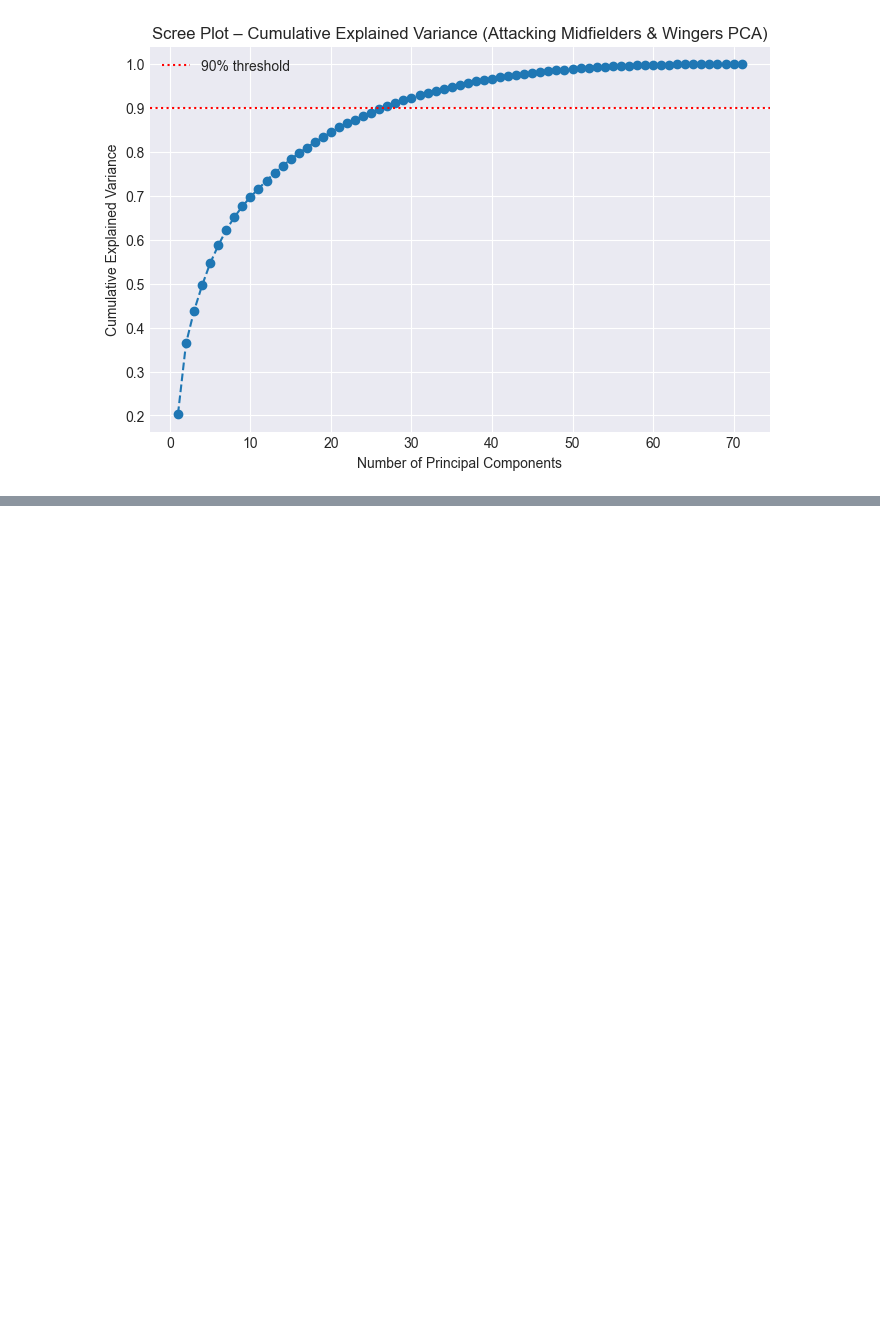
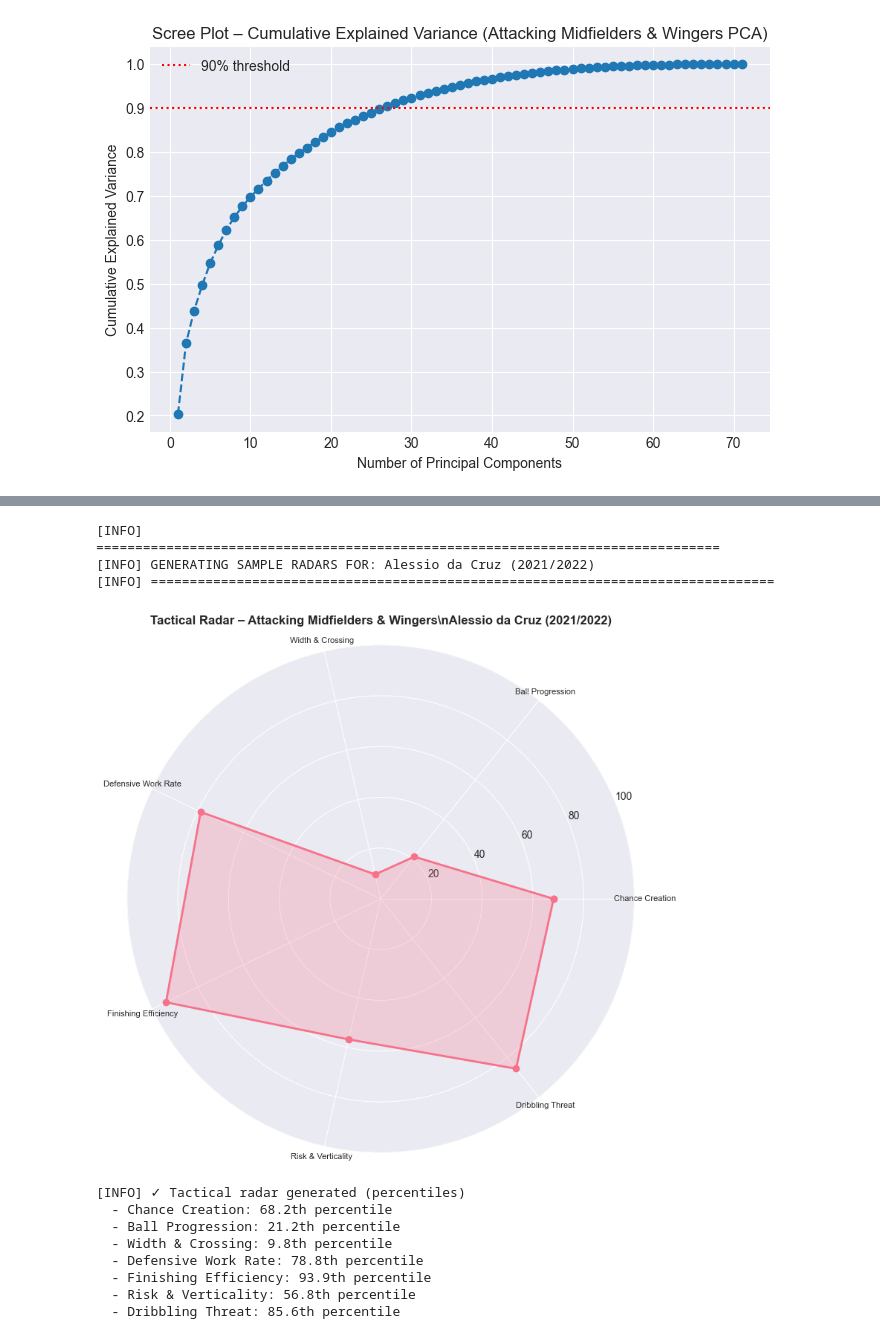
Before and after one commit to Eugenia148/ISAC2025, a Jupyter notebook: notebooks/attacking_midfielders_wingers_pca.ipynb, the cells around one changed output, grey strips where cells are left out. Saved outputs shown, nothing was run; the diff lists cells and outputs as text; code cells hidden in the pictures; blank space fills up the shorter version.

Commit message:
wideouts and attacking radars

```diff
--- a/notebooks/attacking_midfielders_wingers_pca.ipynb
+++ b/notebooks/attacking_midfielders_wingers_pca.ipynb
@@ -500,0 +503,17 @@ plt.show()
+# %%
+# Keep first 7 components for radars
+n_pcs = 7
+X_pca_reduced = X_pca[:, :n_pcs]
+
+# L2-normalize for tactical radar (percentiles)
+from sklearn.preprocessing import normalize
+X_pca_normalized = normalize(X_pca_reduced, norm='l2')
+
+attacking_mid_winger_pca_df = pd.DataFrame(
+    X_pca_normalized,
+    columns=[f"PC{i+1}" for i in range(n_pcs)],
+    index=attacking_mid_winger_features_scaled_df.index
+)
+
+log_message(f"\n✓ Created L2-normalized PCA DataFrame: {attacking_mid_winger_pca_df.shape}")
+print(attacking_mid_winger_pca_df.head())
@@ -500,0 +662,62 @@ plt.show()
+# %%
+# Select a sample player for demonstration
+# Get player info by merging with combined_filtered
+sample_player_season_id = attacking_mid_winger_pca_df.index[0]
+player_info = combined_filtered[combined_filtered['player_season_id'] == sample_player_season_id].iloc[0]
+
+player_name = player_info['player_name']
+season_name = player_info['season_name']
+season_id = player_info['season_id']
+
+log_message(f"\n{'='*80}")
+log_message(f"GENERATING SAMPLE RADARS FOR: {player_name} ({season_name})")
+log_message(f"{'='*80}")
+
+# Get player's PCA scores
+player_pca_scores = attacking_mid_winger_pca_df.loc[sample_player_season_id].values
+
+# Get season cohort for normalization
+season_mask = combined_filtered['season_id'] == season_id
+season_player_ids = combined_filtered[season_mask]['player_season_id'].values
+season_cohort_pca = attacking_mid_winger_pca_df.loc[season_player_ids]
+
+# ===== TACTICAL RADAR (Percentiles) =====
+# Compute percentiles for each PC against season cohort
+percentiles = []
+for i, pc in enumerate([axis['pc'] for axis in RADAR_AXES]):
+    pc_values = season_cohort_pca[pc].values
+    player_value = player_pca_scores[i]
+    percentile = (pc_values < player_value).sum() / len(pc_values) * 100
+    percentiles.append(percentile)
+
+# Plot tactical radar
+labels_tactical = [axis['label'] for axis in RADAR_AXES]
+fig_tactical = plot_radar(
+    percentiles,
+    labels_tactical,
+    "Tactical Radar – Attacking Midfielders & Wingers",
+    player_name,
+    season_name,
+    mode='percentile',
+    color='#2ecc71',
+    alpha=0.3
+)
+plt.show()
+
+log_message(f"✓ Tactical radar generated (percentiles)")
+for i, (label, pct) in enumerate(zip(labels_tactical, percentiles)):
+    print(f"  - {label}: {pct:.1f}th percentile")
+# %% [output]
+[INFO]
+================================================================================
+[INFO] GENERATING SAMPLE RADARS FOR: Alessio da Cruz (2021/2022)
+[INFO] ================================================================================
+[figure, added]
+[INFO] ✓ Tactical radar generated (percentiles)
+  - Chance Creation: 68.2th percentile
+  - Ball Progression: 21.2th percentile
+  - Width & Crossing: 9.8th percentile
+  - Defensive Work Rate: 78.8th percentile
+  - Finishing Efficiency: 93.9th percentile
+  - Risk & Verticality: 56.8th percentile
+  - Dribbling Threat: 85.6th percentile
```
Also changed, not shown: parts of 11 cells of this notebook, 3 other files.
